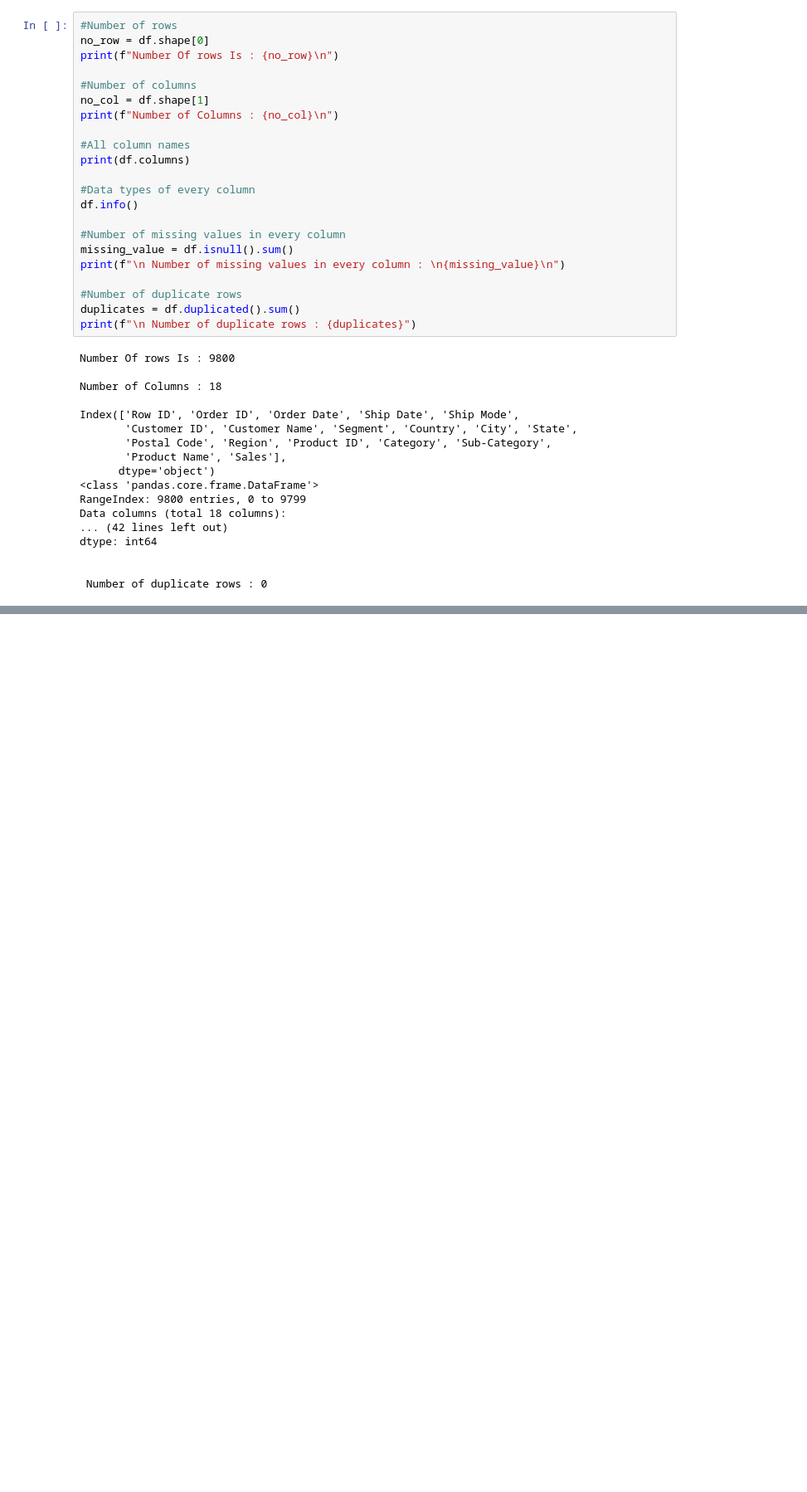
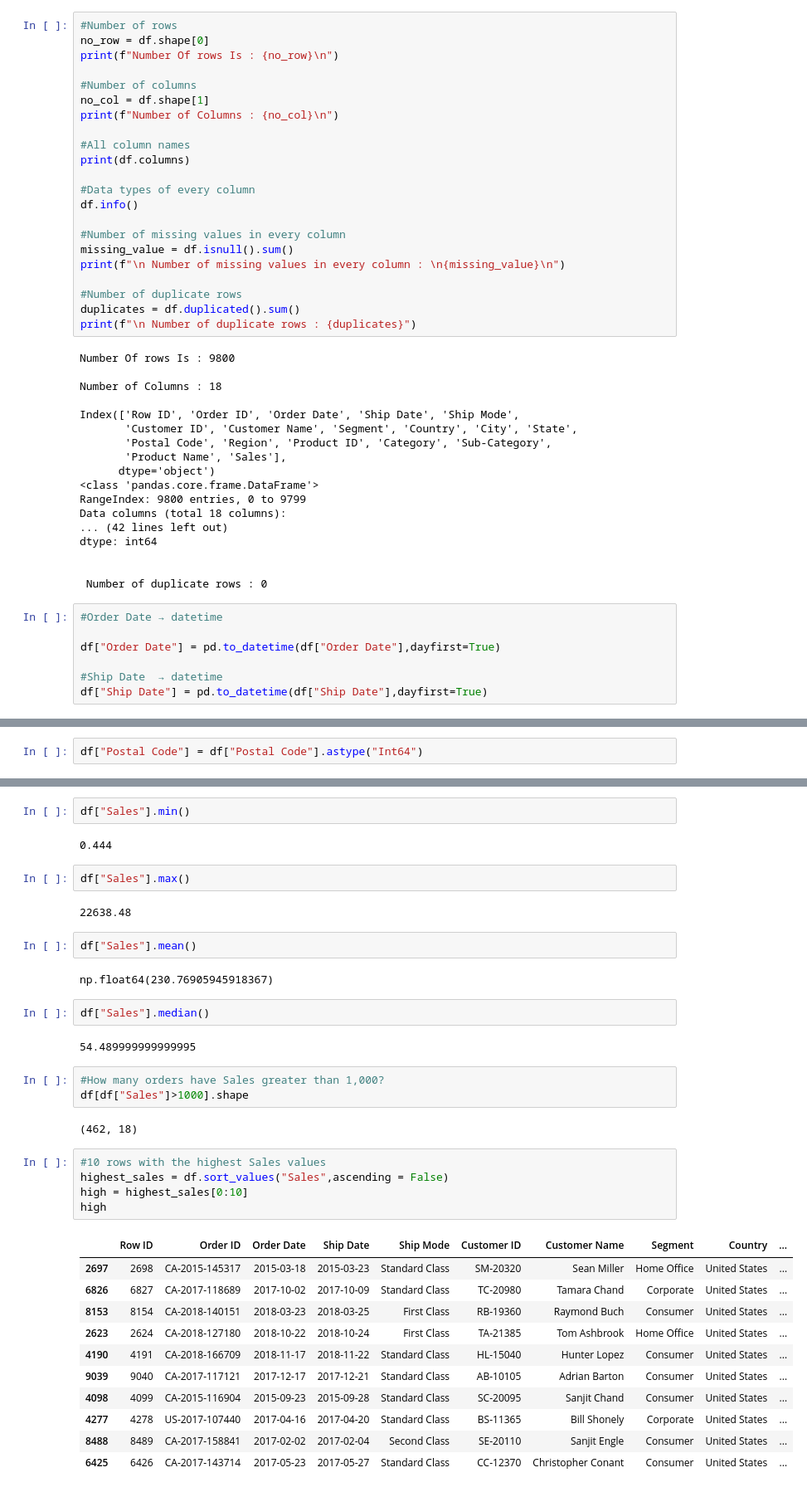
Before and after one commit to yashpawar-99/ecommerce-sales-analysis, a Jupyter notebook: notebooks/01_data_exploration.ipynb, the cells around one changed output, grey strips where cells are left out. Shown at 83% size. Drawn from its saved outputs; the diff is of its cells as text; blank space fills up the shorter version.

Commit message:
complete data cleaning and sales analysis

```diff
--- a/notebooks/01_data_exploration.ipynb
+++ b/notebooks/01_data_exploration.ipynb
@@ -56,3 +56,10 @@ dtype: int64
 
 
  Number of duplicate rows : 0
+# %%
+#Order Date → datetime
+
+df["Order Date"] = pd.to_datetime(df["Order Date"],dayfirst=True)
+
+#Ship Date  → datetime
+df["Ship Date"] = pd.to_datetime(df["Ship Date"],dayfirst=True)
@@ -58,0 +205,2 @@ dtype: int64
+# %%
+df["Postal Code"] = df["Postal Code"].astype("Int64")
@@ -58,0 +229,38 @@ dtype: int64
+# %%
+df["Sales"].min()
+# %% [output]
+0.444
+# %%
+df["Sales"].max()
+# %% [output]
+22638.48
+# %%
+df["Sales"].mean()
+# %% [output]
+np.float64(230.76905945918367)
+# %%
+df["Sales"].median()
+# %% [output]
+54.489999999999995
+# %%
+#How many orders have Sales greater than 1,000?
+df[df["Sales"]>1000].shape
+# %% [output]
+(462, 18)
+# %%
+#10 rows with the highest Sales values
+highest_sales = df.sort_values("Sales",ascending = False)
+high = highest_sales[0:10]
+high
+# %% [output]
+|  | Row ID | Order ID | Order Date | Ship Date | Ship Mode | Customer ID | Customer Name | Segment | Country | ... |
+| 2697 | 2698 | CA-2015-145317 | 2015-03-18 | 2015-03-23 | Standard Class | SM-20320 | Sean Miller | Home Office | United States | ... |
+| 6826 | 6827 | CA-2017-118689 | 2017-10-02 | 2017-10-09 | Standard Class | TC-20980 | Tamara Chand | Corporate | United States | ... |
+| 8153 | 8154 | CA-2018-140151 | 2018-03-23 | 2018-03-25 | First Class | RB-19360 | Raymond Buch | Consumer | United States | ... |
+| 2623 | 2624 | CA-2018-127180 | 2018-10-22 | 2018-10-24 | First Class | TA-21385 | Tom Ashbrook | Home Office | United States | ... |
+| 4190 | 4191 | CA-2018-166709 | 2018-11-17 | 2018-11-22 | Standard Class | HL-15040 | Hunter Lopez | Consumer | United States | ... |
+| 9039 | 9040 | CA-2017-117121 | 2017-12-17 | 2017-12-21 | Standard Class | AB-10105 | Adrian Barton | Consumer | United States | ... |
+| 4098 | 4099 | CA-2015-116904 | 2015-09-23 | 2015-09-28 | Standard Class | SC-20095 | Sanjit Chand | Consumer | United States | ... |
+| 4277 | 4278 | US-2017-107440 | 2017-04-16 | 2017-04-20 | Standard Class | BS-11365 | Bill Shonely | Corporate | United States | ... |
+| 8488 | 8489 | CA-2017-158841 | 2017-02-02 | 2017-02-04 | Second Class | SE-20110 | Sanjit Engle | Consumer | United States | ... |
+| 6425 | 6426 | CA-2017-143714 | 2017-05-23 | 2017-05-27 | Standard Class | CC-12370 | Christopher Conant | Consumer | United States | ... |
```
Also changed, not shown: parts of 19 cells of this notebook.
